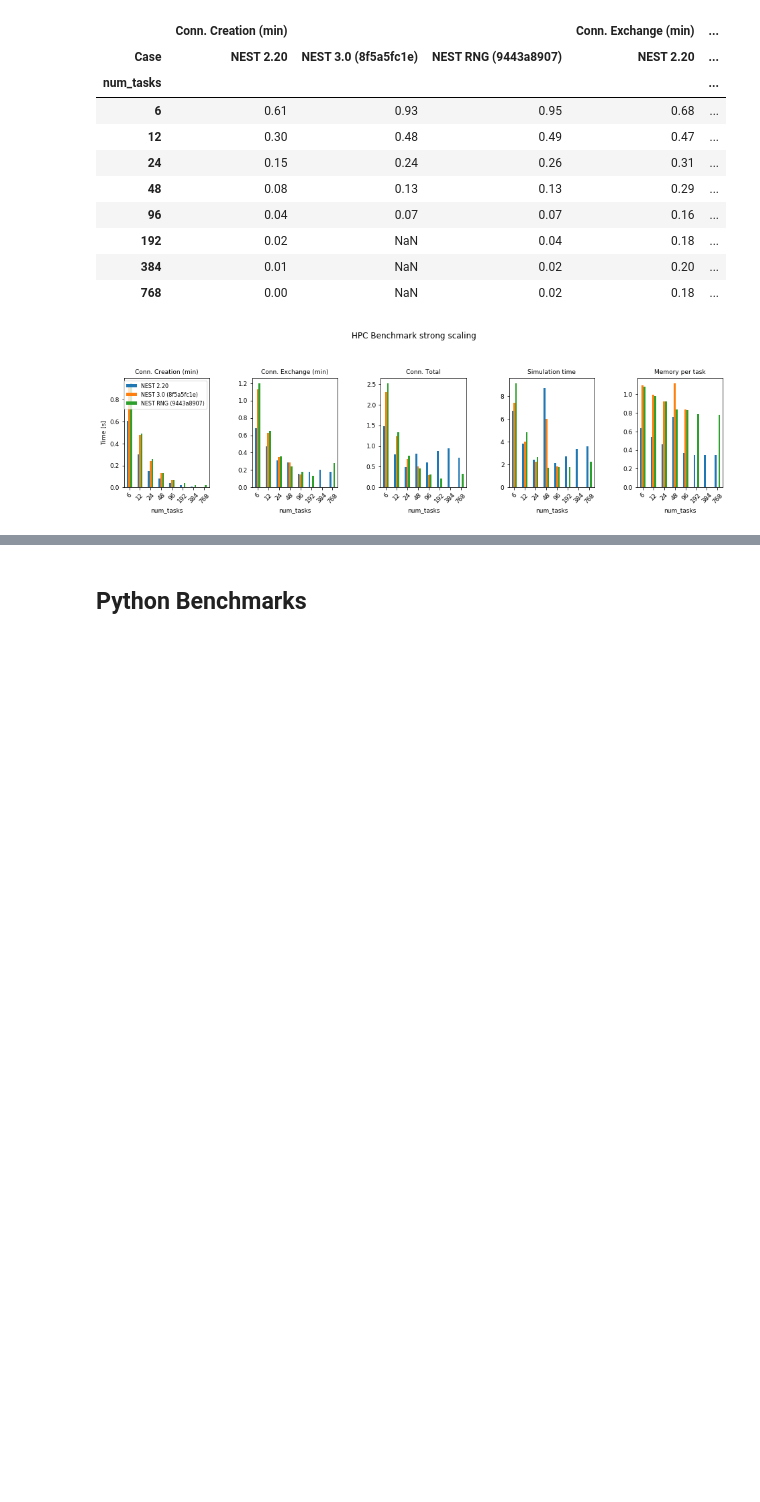
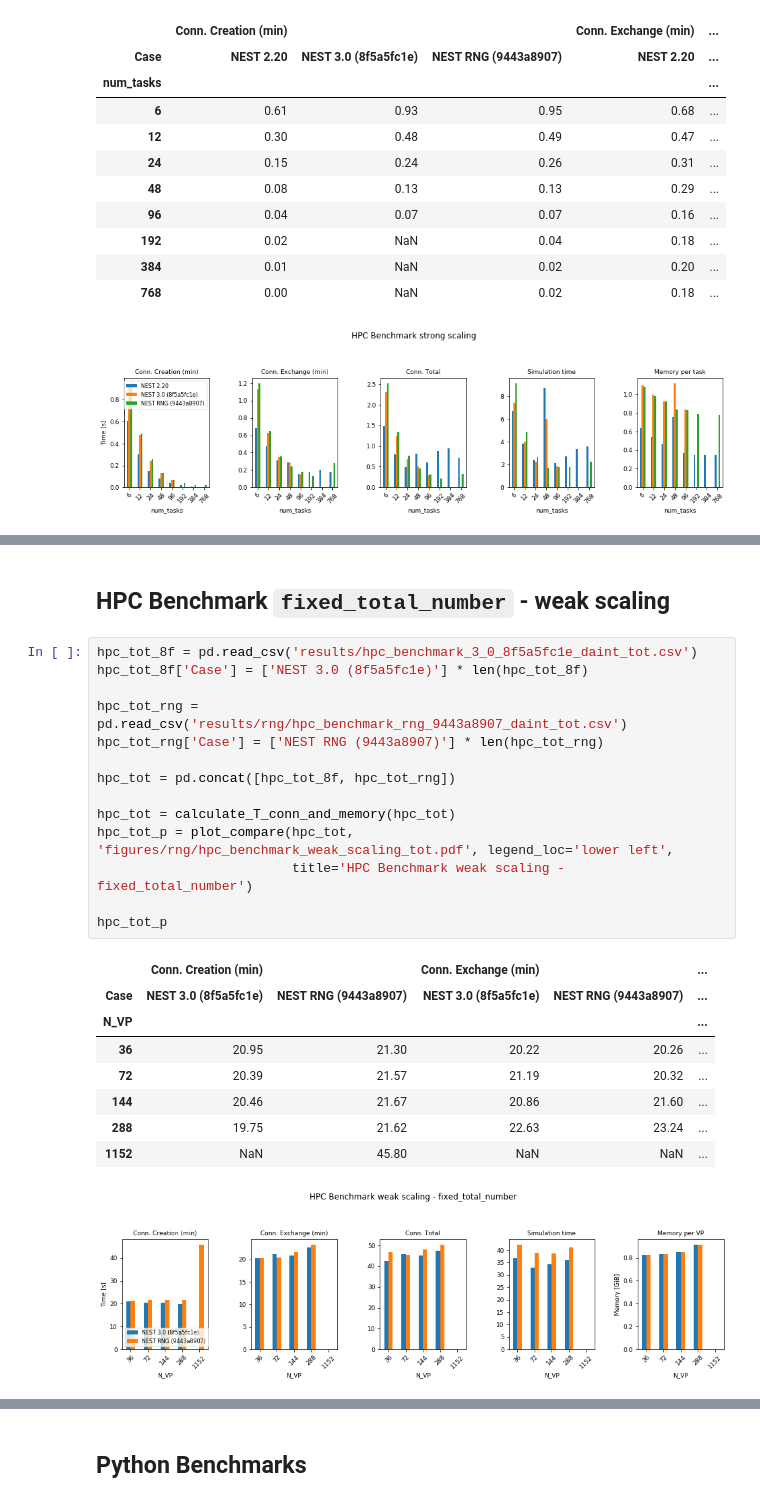
Before and after one commit to INM-6/beNNch, a Jupyter notebook: results/NEST_3_0_benchmark_results/new_random_number.ipynb, the cells around one changed output, grey strips where cells are left out. Saved outputs shown, nothing was run; the diff lists cells and outputs as text; blank space fills up the shorter version.

```diff
--- a/results/NEST_3_0_benchmark_results/new_random_number.ipynb
+++ b/results/NEST_3_0_benchmark_results/new_random_number.ipynb
@@ -201,0 +228,26 @@ hpc_strong_p
+# %% [markdown]
+## HPC Benchmark `fixed_total_number` - weak scaling
+# %%
+hpc_tot_8f = pd.read_csv('results/hpc_benchmark_3_0_8f5a5fc1e_daint_tot.csv')
+hpc_tot_8f['Case'] = ['NEST 3.0 (8f5a5fc1e)'] * len(hpc_tot_8f)
+
+hpc_tot_rng = pd.read_csv('results/rng/hpc_benchmark_rng_9443a8907_daint_tot.csv')
+hpc_tot_rng['Case'] = ['NEST RNG (9443a8907)'] * len(hpc_tot_rng)
+
+hpc_tot = pd.concat([hpc_tot_8f, hpc_tot_rng])
+
+hpc_tot = calculate_T_conn_and_memory(hpc_tot)
+hpc_tot_p = plot_compare(hpc_tot, 'figures/rng/hpc_benchmark_weak_scaling_tot.pdf', legend_loc='lower left',
+                         title='HPC Benchmark weak scaling - fixed_total_number')
+
+hpc_tot_p
+# %% [output]
+|  | Conn. Creation (min) |  | Conn. Exchange (min) |  | ... |
+| Case | NEST 3.0 (8f5a5fc1e) | NEST RNG (9443a8907) | NEST 3.0 (8f5a5fc1e) | NEST RNG (9443a8907) | ... |
+| N_VP |  |  |  |  | ... |
+| 36 | 20.95 | 21.30 | 20.22 | 20.26 | ... |
+| 72 | 20.39 | 21.57 | 21.19 | 20.32 | ... |
+| 144 | 20.46 | 21.67 | 20.86 | 21.60 | ... |
+| 288 | 19.75 | 21.62 | 22.63 | 23.24 | ... |
+| 1152 | NaN | 45.80 | NaN | NaN | ... |
+[figure, added]
```
Also changed, not shown: parts of 7 cells of this notebook, 10 other files.
